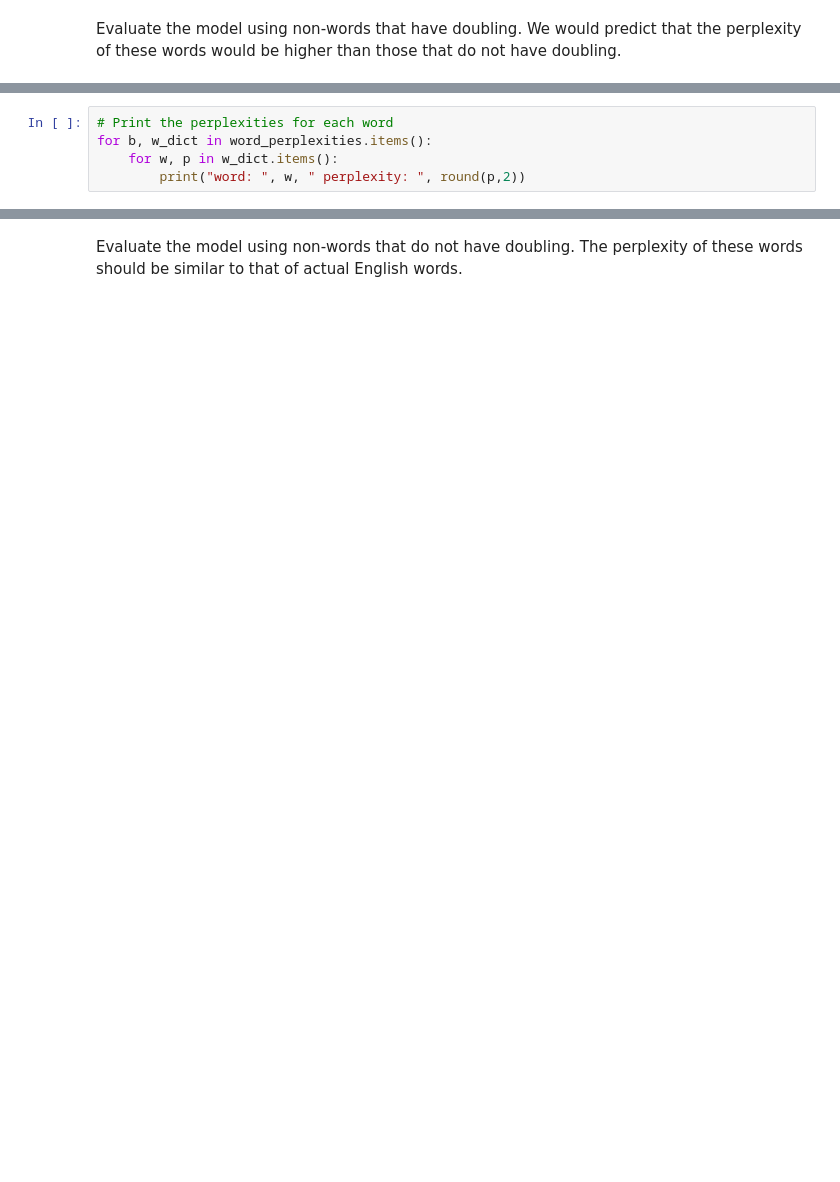
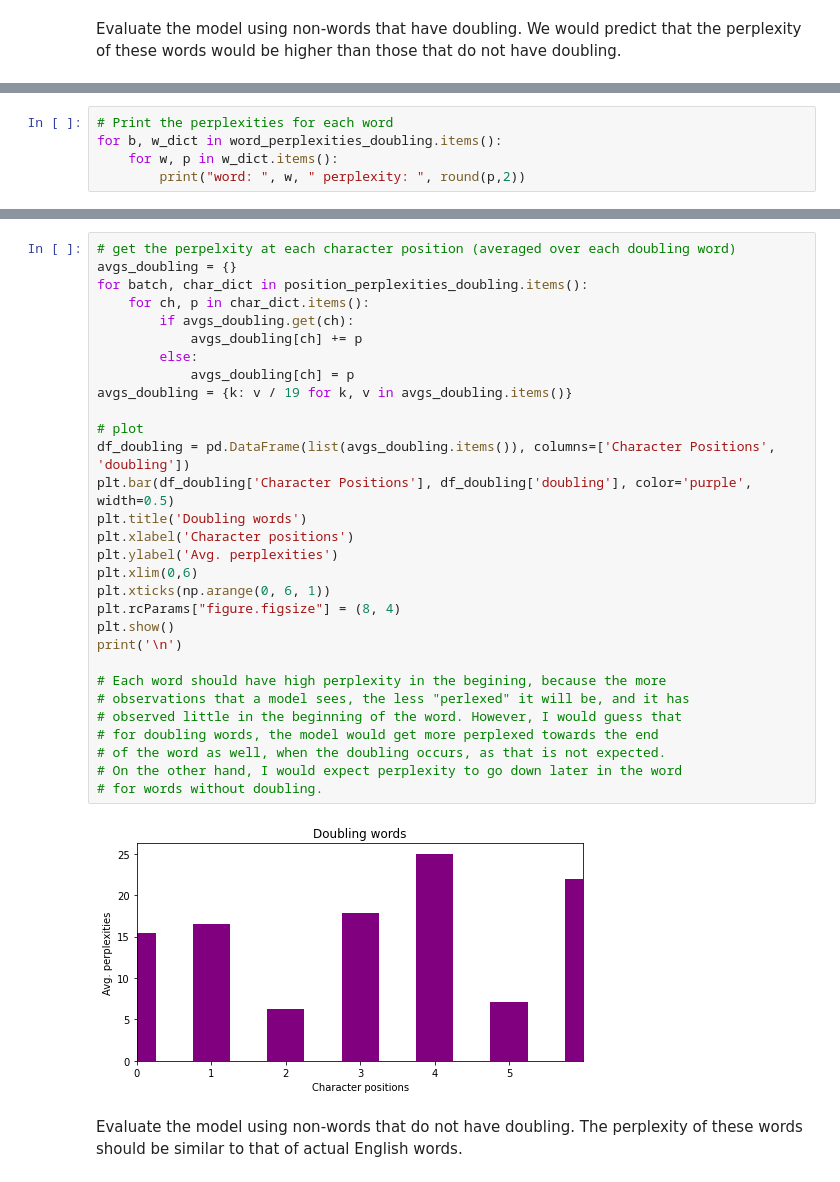
Before and after one commit to mplatt27/Language-Model-Linguistic-Doubling-Task, a Jupyter notebook: LanguageModel.ipynb, the cells around one changed output, grey strips where cells are left out. Cells and saved outputs as stored; diff of their text form; blank space fills up the shorter version.

```diff
--- a/LanguageModel.ipynb
+++ b/LanguageModel.ipynb
@@ -1002,6 +1068,6 @@ Test Accuracy: 18.92857142857143
 # %%
 # Print the perplexities for each word
-for b, w_dict in word_perplexities.items():
+for b, w_dict in word_perplexities_doubling.items():
     for w, p in w_dict.items():
         print("word: ", w, " perplexity: ", round(p,2))
 # %% [output]
@@ -1025,3 +1091,35 @@ word:  kravrav  perplexity:  8.86
+# %%
+# get the perpelxity at each character position (averaged over each doubling word)
+avgs_doubling = {}
+for batch, char_dict in position_perplexities_doubling.items():
+    for ch, p in char_dict.items():
+        if avgs_doubling.get(ch):
+            avgs_doubling[ch] += p
+        else:
+            avgs_doubling[ch] = p
+avgs_doubling = {k: v / 19 for k, v in avgs_doubling.items()}
+
+# plot
+df_doubling = pd.DataFrame(list(avgs_doubling.items()), columns=['Character Positions', 'doubling'])
+plt.bar(df_doubling['Character Positions'], df_doubling['doubling'], color='purple', width=0.5)
+plt.title('Doubling words')
+plt.xlabel('Character positions')
+plt.ylabel('Avg. perplexities')
+plt.xlim(0,6)
+plt.xticks(np.arange(0, 6, 1))
+plt.rcParams["figure.figsize"] = (8, 4)
+plt.show()
+print('\n')
+
+# Each word should have high perplexity in the begining, because the more
+# observations that a model sees, the less "perlexed" it will be, and it has
+# observed little in the beginning of the word. However, I would guess that
+# for doubling words, the model would get more perplexed towards the end
+# of the word as well, when the doubling occurs, as that is not expected.
+# On the other hand, I would expect perplexity to go down later in the word
+# for words without doubling.
+# %% [output]
+[figure, added]
 # %% [markdown]
 Evaluate the model using non-words that do not have doubling. The perplexity of these words should be similar to that of actual English words.
 # %%
```
Also changed, not shown: parts of 13 cells of this notebook.
